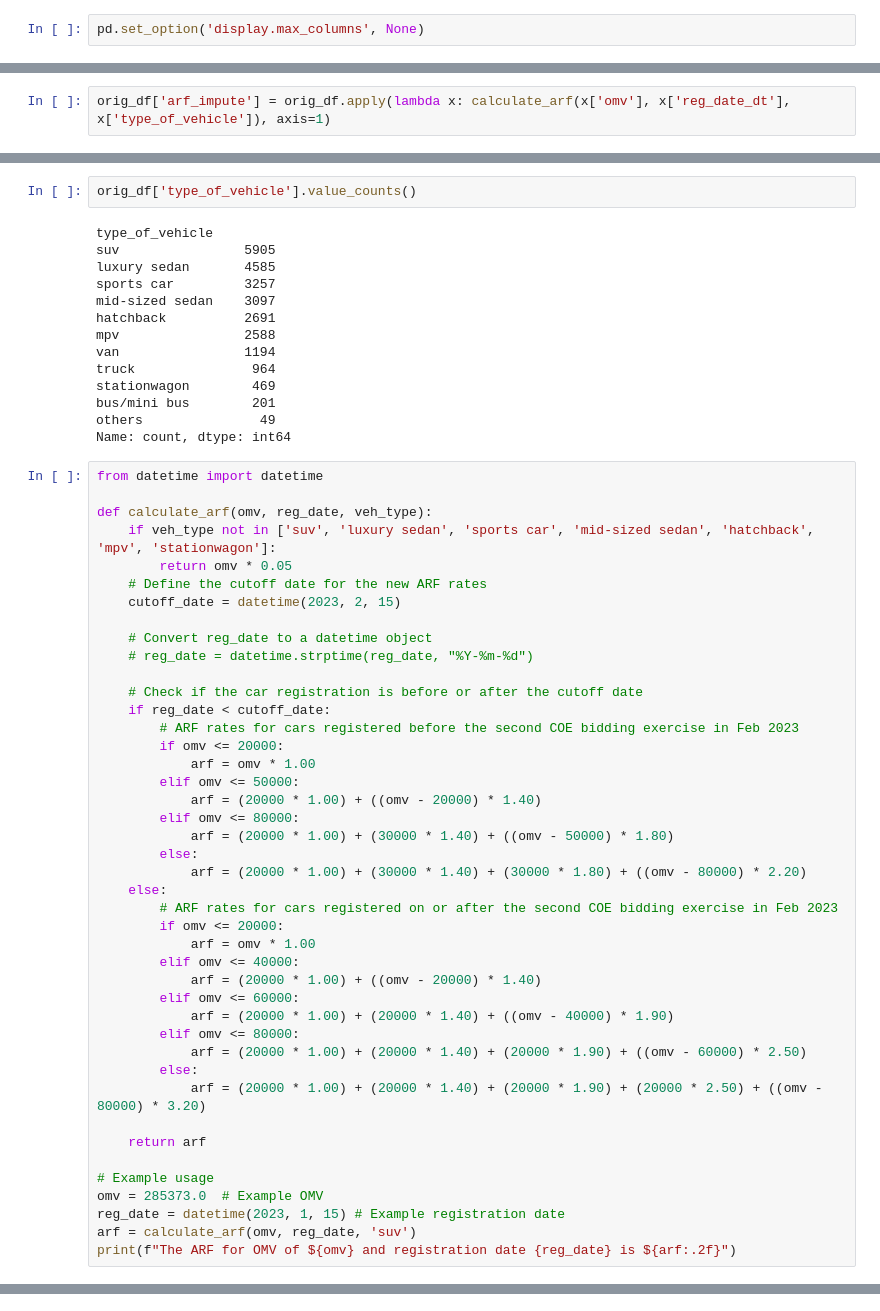
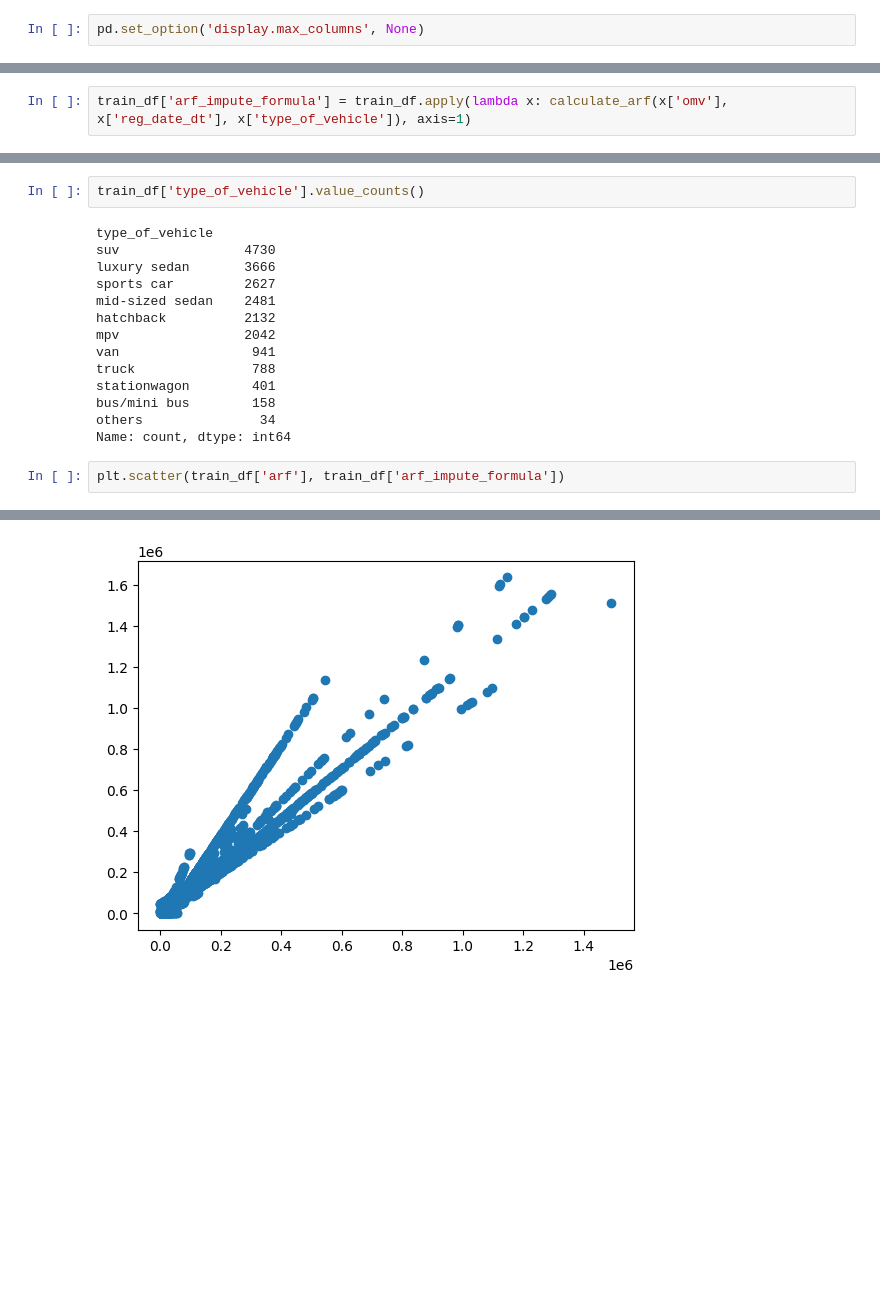
Before and after one commit to melloo21/CS5228_project, a Jupyter notebook: EDA_2.ipynb, the cells around one changed output, grey strips where cells are left out. Cells and saved outputs as stored; diff of their text form; blank space fills up the shorter version.

```diff
--- a/EDA_2.ipynb
+++ b/EDA_2.ipynb
@@ -890,2 +932,2 @@ memory usage: 6.5+ MB
 # %%
-orig_df['arf_impute'] = orig_df.apply(lambda x: calculate_arf(x['omv'], x['reg_date_dt'], x['type_of_vehicle']), axis=1)
+train_df['arf_impute_formula'] = train_df.apply(lambda x: calculate_arf(x['omv'], x['reg_date_dt'], x['type_of_vehicle']), axis=1)
@@ -907,60 +934,19 @@ orig_df['arf_impute'] = orig_df.apply(lambda x: calculate_arf(x['omv'], x['reg_d
 # %%
-orig_df['type_of_vehicle'].value_counts()
+train_df['type_of_vehicle'].value_counts()
 # %% [output]
 type_of_vehicle
-suv                5905
-luxury sedan       4585
-sports car         3257
-mid-sized sedan    3097
-hatchback          2691
-mpv                2588
-van                1194
-truck               964
-stationwagon        469
-bus/mini bus        201
-others               49
+suv                4730
+luxury sedan       3666
+sports car         2627
+mid-sized sedan    2481
+hatchback          2132
+mpv                2042
+van                 941
+truck               788
+stationwagon        401
+bus/mini bus        158
+others               34
 Name: count, dtype: int64
 # %%
-from datetime import datetime
-
-def calculate_arf(omv, reg_date, veh_type):
-    if veh_type not in ['suv', 'luxury sedan', 'sports car', 'mid-sized sedan', 'hatchback', 'mpv', 'stationwagon']:
-        return omv * 0.05
-    # Define the cutoff date for the new ARF rates
-    cutoff_date = datetime(2023, 2, 15)
-
-    # Convert reg_date to a datetime object
-    # reg_date = datetime.strptime(reg_date, "%Y-%m-%d")
-
-    # Check if the car registration is before or after the cutoff date
-    if reg_date < cutoff_date:
-        # ARF rates for cars registered before the second COE bidding exercise in Feb 2023
-        if omv <= 20000:
-            arf = omv * 1.00
-        elif omv <= 50000:
-            arf = (20000 * 1.00) + ((omv - 20000) * 1.40)
-        elif omv <= 80000:
-            arf = (20000 * 1.00) + (30000 * 1.40) + ((omv - 50000) * 1.80)
-        else:
-            arf = (20000 * 1.00) + (30000 * 1.40) + (30000 * 1.80) + ((omv - 80000) * 2.20)
-    else:
-        # ARF rates for cars registered on or after the second COE bidding exercise in Feb 2023
-        if omv <= 20000:
-            arf = omv * 1.00
-        elif omv <= 40000:
-            arf = (20000 * 1.00) + ((omv - 20000) * 1.40)
-        elif omv <= 60000:
-            arf = (20000 * 1.00) + (20000 * 1.40) + ((omv - 40000) * 1.90)
-        elif omv <= 80000:
-            arf = (20000 * 1.00) + (20000 * 1.40) + (20000 * 1.90) + ((omv - 60000) * 2.50)
-        else:
-            arf = (20000 * 1.00) + (20000 * 1.40) + (20000 * 1.90) + (20000 * 2.50) + ((omv - 80000) * 3.20)
-
-    return arf
-
-# Example usage
-omv = 285373.0  # Example OMV
-reg_date = datetime(2023, 1, 15) # Example registration date
-arf = calculate_arf(omv, reg_date, 'suv')
-print(f"The ARF for OMV of ${omv} and registration date {reg_date} is ${arf:.2f}")
+plt.scatter(train_df['arf'], train_df['arf_impute_formula'])
 # %% [output]
@@ -967,0 +954 @@ The ARF for OMV of $285373.0 and registration date 2023-01-15 00:00:00 is $56782
+[figure, added]
```
Also changed, not shown: parts of 22 cells of this notebook, 4 other files.
